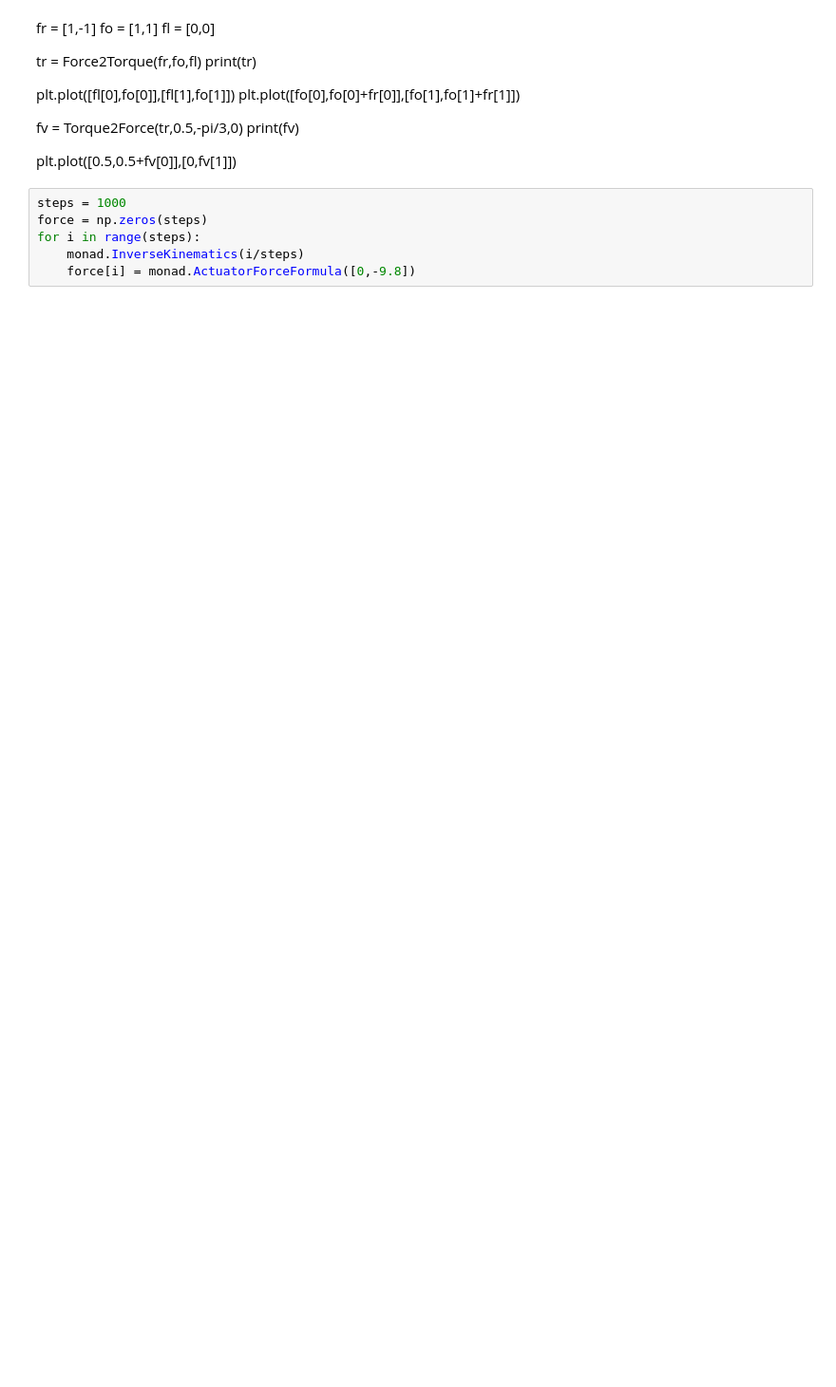
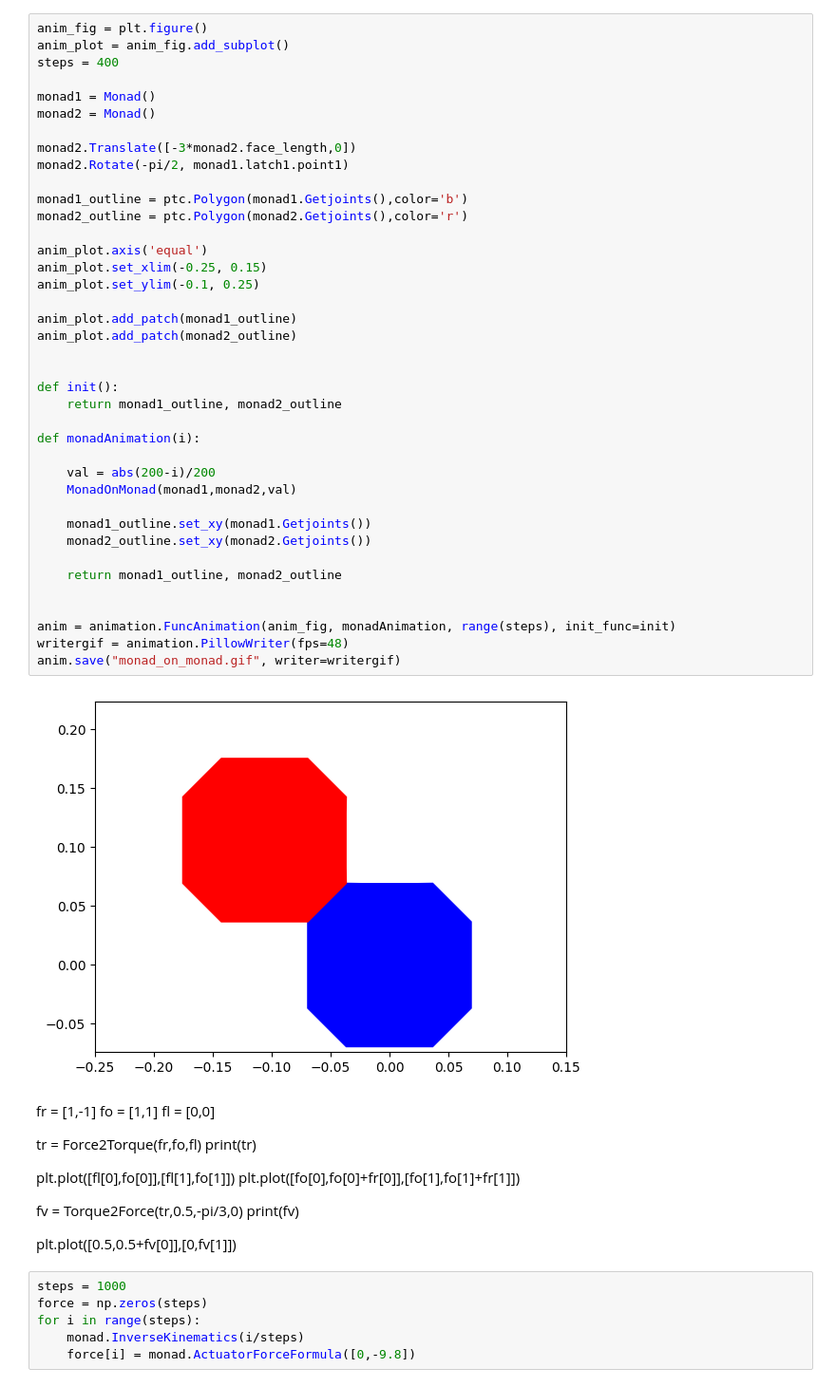
Before and after one commit to itsameWolf/datom-models, a Jupyter notebook: datom_mathematical_model.ipynb, the cells around one changed output. Shown at 95% size. Saved outputs shown, nothing was run; the diff lists cells and outputs as text; blank space fills up the shorter version.

```diff
--- a/datom_mathematical_model.ipynb
+++ b/datom_mathematical_model.ipynb
@@ -394,3 +366,44 @@ plt.plot([segment.point1[0],segment.point2[0]],[segment.point1[1],segment.point2
+# %%
+anim_fig = plt.figure()
+anim_plot = anim_fig.add_subplot()
+steps = 400
+
+monad1 = Monad()
+monad2 = Monad()
+
+monad2.Translate([-3*monad2.face_length,0])
+monad2.Rotate(-pi/2, monad1.latch1.point1)
+
+monad1_outline = ptc.Polygon(monad1.Getjoints(),color='b')
+monad2_outline = ptc.Polygon(monad2.Getjoints(),color='r')
+
+anim_plot.axis('equal')
+anim_plot.set_xlim(-0.25, 0.15)
+anim_plot.set_ylim(-0.1, 0.25)
+
+anim_plot.add_patch(monad1_outline)
+anim_plot.add_patch(monad2_outline)
+
+
+def init():
+    return monad1_outline, monad2_outline
+
+def monadAnimation(i):
+
+    val = abs(200-i)/200
+    MonadOnMonad(monad1,monad2,val)
+
+    monad1_outline.set_xy(monad1.Getjoints())
+    monad2_outline.set_xy(monad2.Getjoints())
+
+    return monad1_outline, monad2_outline
+
+
+anim = animation.FuncAnimation(anim_fig, monadAnimation, range(steps), init_func=init)
+writergif = animation.PillowWriter(fps=48)
+anim.save("monad_on_monad.gif", writer=writergif)
+# %% [output]
+[figure, added]
 # %% [markdown]
 fr = [1,-1]
 fo = [1,1]
```
Also changed, not shown: parts of 12 cells of this notebook, 4 other files.
